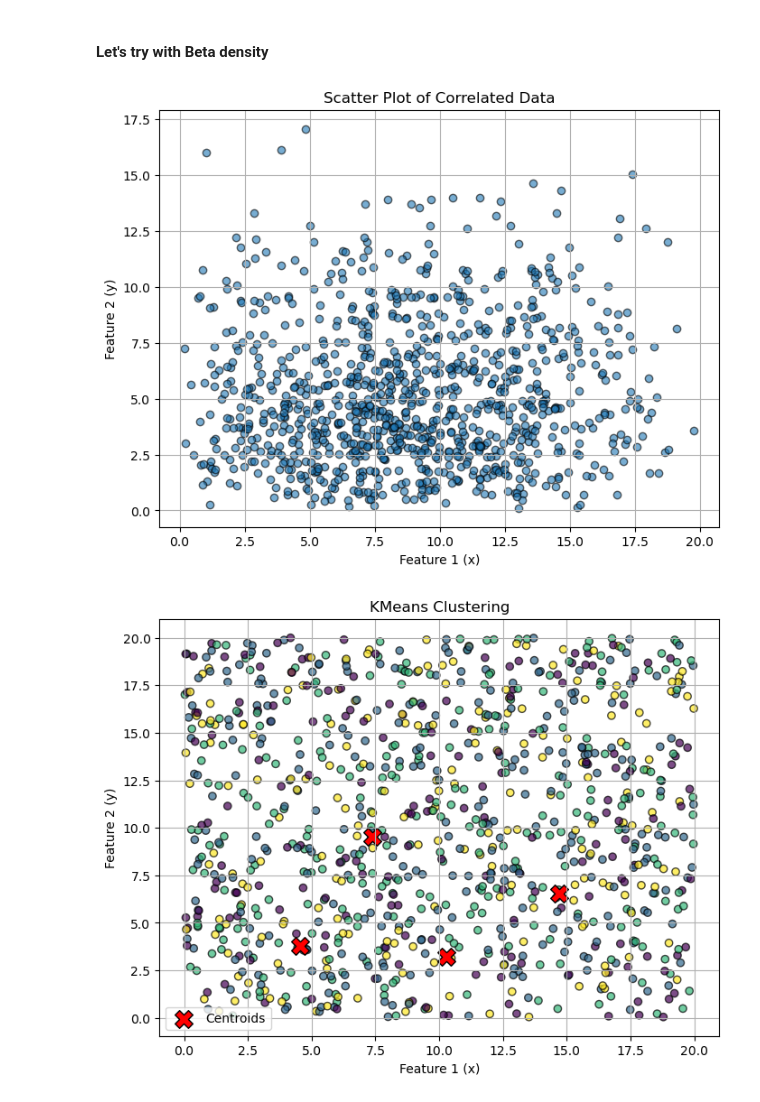
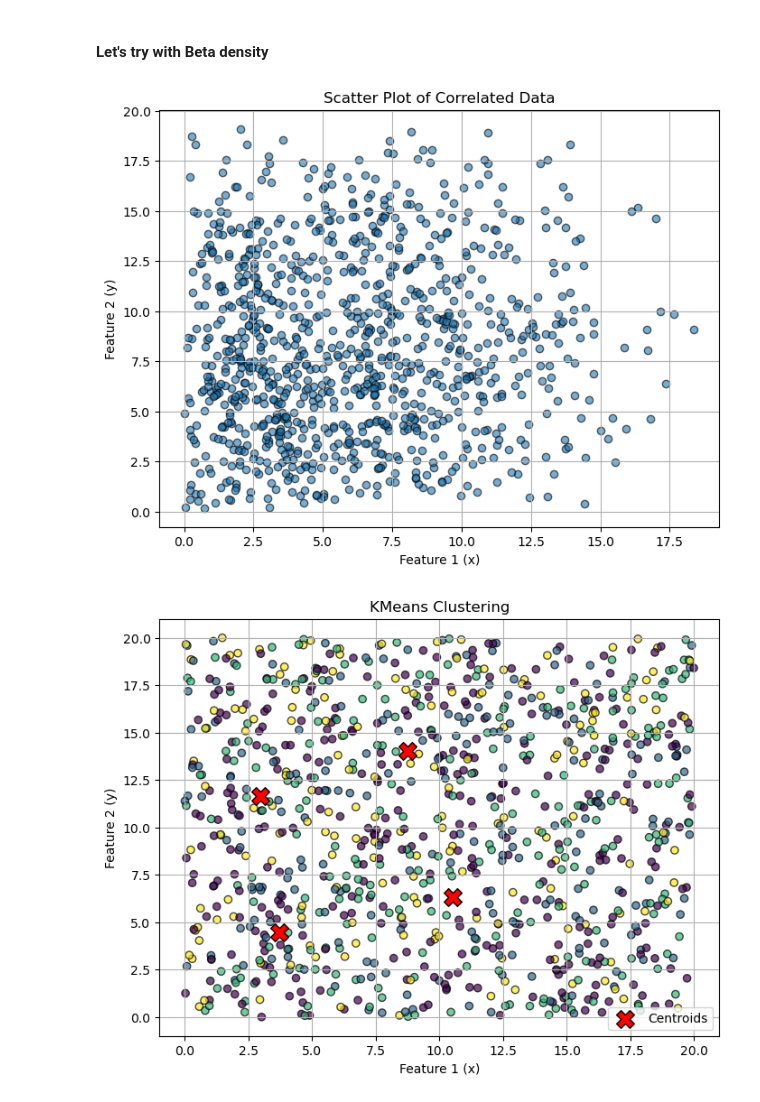
Before and after one commit to noPunintended/Squareshire_simulation, a Jupyter notebook: Codes/notebooks/waiting_points.ipynb, the cells around one changed output. Cells and saved outputs as stored; diff of their text form; code cells hidden in the pictures.

```diff
--- a/Codes/notebooks/waiting_points.ipynb
+++ b/Codes/notebooks/waiting_points.ipynb
@@ -129,24 +129,24 @@ we can actually make it cheaper by just check where the corr is in decision boun
 # %% [markdown]
 #### Let's try with Beta density
 # %%
-new_corr_x = np.random.beta(2, 2.5, (n, 1)) * 20
-new_corr_y = np.random.beta(1.8, 5, (n, 1)) * 20
+new_corr_x = np.random.beta(1.355, 2.980, (n, 1)) * 20
+new_corr_y = np.random.beta(1.590, 2.312, (n, 1)) * 20
 plt.figure(figsize=(8, 6))
 plt.scatter(new_corr_x, new_corr_y, alpha=0.6, edgecolors='black')
 plt.xlabel("Feature 1 (x)")
 plt.ylabel("Feature 2 (y)")
 plt.title("Scatter Plot of Correlated Data")
 plt.grid(True)
 
 # Show the plot
 new_corr = np.column_stack((new_corr_x, new_corr_y))
 # %% [output]
-[figure, old version]
+[figure, new version]
 # %%
 kmeans, labels, cluster_counts = fit_kmeans(new_corr, k)
 plot_clusters(new_corr, labels, kmeans)
 # %% [output]
-[figure, old version]
+[figure, new version]
 # %%
 xx, yy, grid_labels = precompute_decision_boundary(kmeans, resolution=200)
 
```
Also changed, not shown: parts of 8 cells of this notebook, 6 other files.
